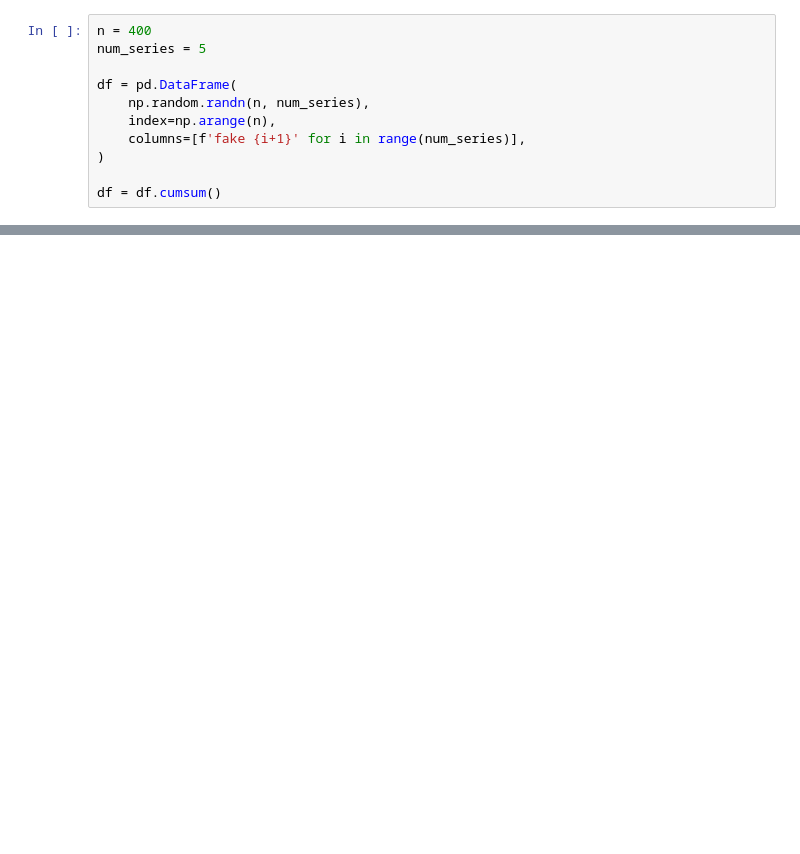
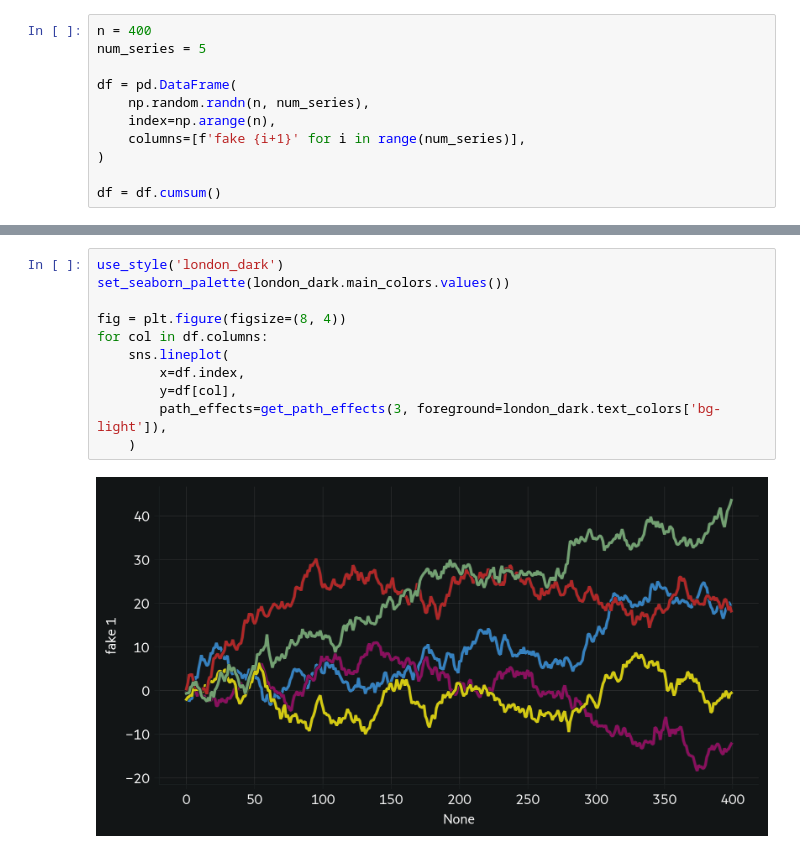
Before and after one commit to chuan-khuna/my-_30k-matplotlib-theme, a Jupyter notebook: vis-utils-example.ipynb, the cells around one changed output, grey strips where cells are left out. Drawn from its saved outputs; the diff is of its cells as text; blank space fills up the shorter version.

Commit message:
add london dark colour

```diff
--- a/vis-utils-example.ipynb
+++ b/vis-utils-example.ipynb
@@ -55,0 +56,13 @@ for col in df.columns:
+# %%
+use_style('london_dark')
+set_seaborn_palette(london_dark.main_colors.values())
+
+fig = plt.figure(figsize=(8, 4))
+for col in df.columns:
+    sns.lineplot(
+        x=df.index,
+        y=df[col],
+        path_effects=get_path_effects(3, foreground=london_dark.text_colors['bg-light']),
+    )
+# %% [output]
+[figure, added]
```
Also changed, not shown: parts of 4 cells of this notebook, 2 other files.
